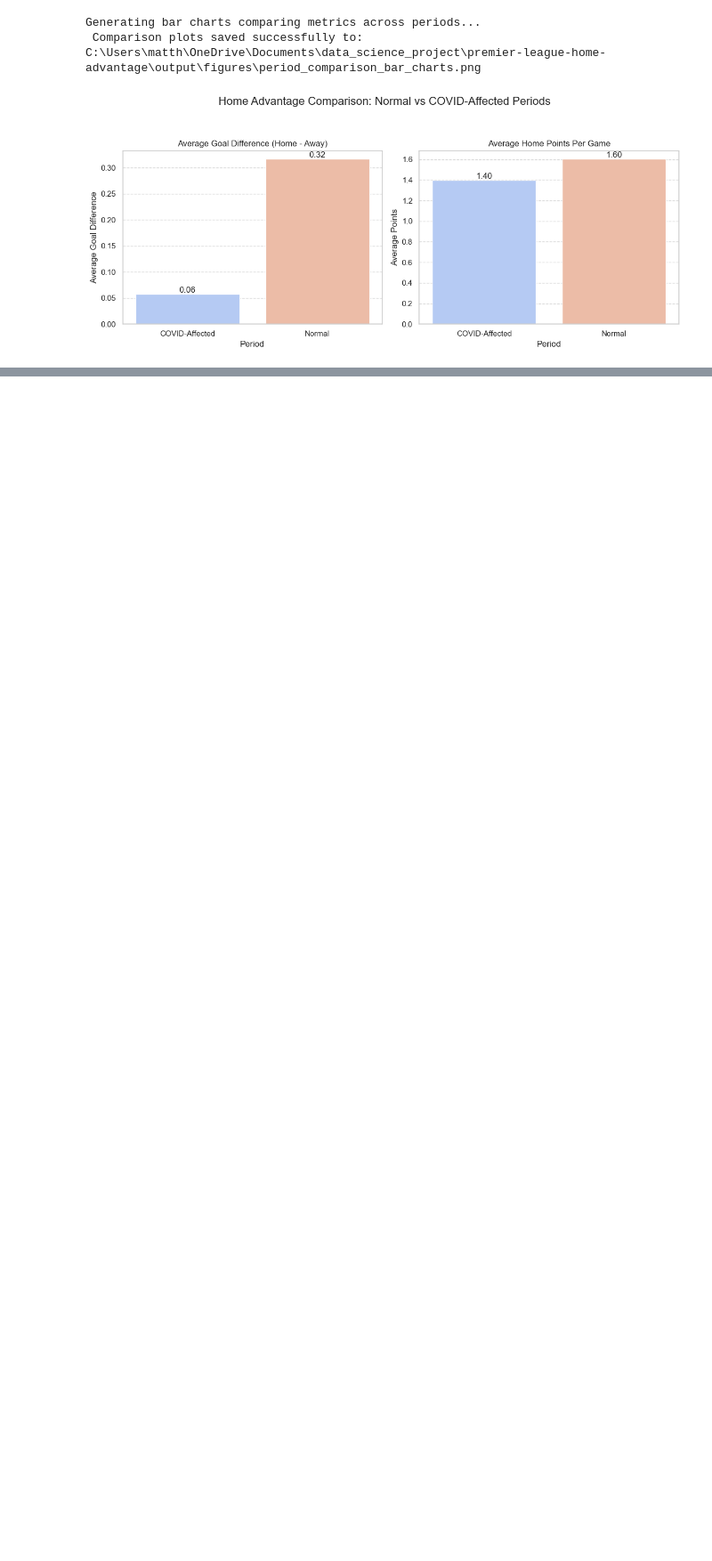
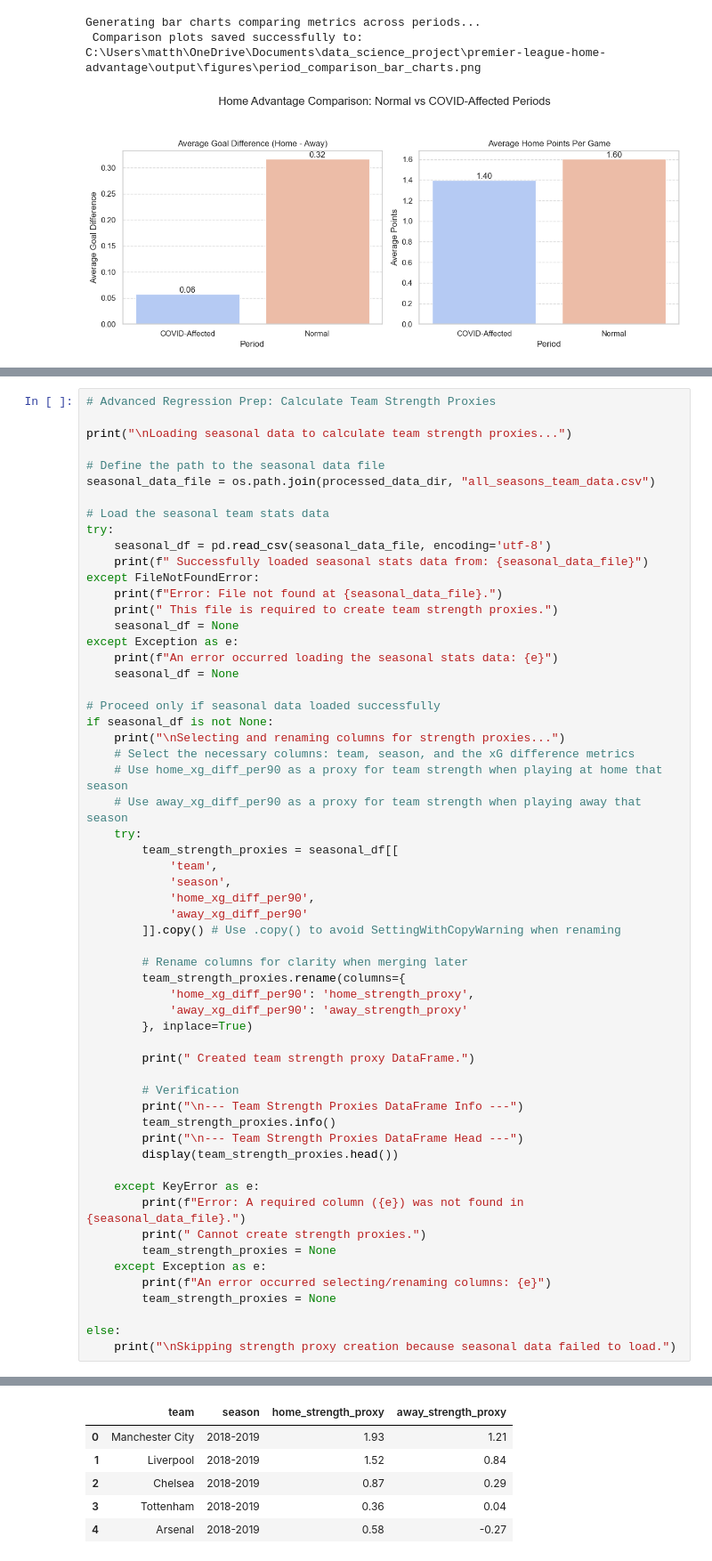
Before and after one commit to MDeighton004/premier-league-home-advantage, a Jupyter notebook: code/2_analysis.ipynb, the cells around one changed output, grey strips where cells are left out. Shown at 89% size. Saved outputs shown, nothing was run; the diff lists cells and outputs as text; blank space fills up the shorter version.

```diff
--- a/code/2_analysis.ipynb
+++ b/code/2_analysis.ipynb
@@ -292,0 +347,59 @@ Generating bar charts comparing metrics across periods...
+# %%
+# Advanced Regression Prep: Calculate Team Strength Proxies
+
+print("\nLoading seasonal data to calculate team strength proxies...")
+
+# Define the path to the seasonal data file
+seasonal_data_file = os.path.join(processed_data_dir, "all_seasons_team_data.csv")
+
+# Load the seasonal team stats data
+try:
+    seasonal_df = pd.read_csv(seasonal_data_file, encoding='utf-8')
+    print(f" Successfully loaded seasonal stats data from: {seasonal_data_file}")
+except FileNotFoundError:
+    print(f"Error: File not found at {seasonal_data_file}.")
+    print(" This file is required to create team strength proxies.")
+    seasonal_df = None
+except Exception as e:
+    print(f"An error occurred loading the seasonal stats data: {e}")
+    seasonal_df = None
+
+# Proceed only if seasonal data loaded successfully
+if seasonal_df is not None:
+    print("\nSelecting and renaming columns for strength proxies...")
+    # Select the necessary columns: team, season, and the xG difference metrics
+    # Use home_xg_diff_per90 as a proxy for team strength when playing at home that season
+    # Use away_xg_diff_per90 as a proxy for team strength when playing away that season
+    try:
+        team_strength_proxies = seasonal_df[[
+            'team',
+            'season',
+            'home_xg_diff_per90',
+            'away_xg_diff_per90'
+        ]].copy() # Use .copy() to avoid SettingWithCopyWarning when renaming
+
+        # Rename columns for clarity when merging later
+        team_strength_proxies.rename(columns={
+            'home_xg_diff_per90': 'home_strength_proxy',
+            'away_xg_diff_per90': 'away_strength_proxy'
+        }, inplace=True)
+
+        print(" Created team strength proxy DataFrame.")
+
+        # Verification
+        print("\n--- Team Strength Proxies DataFrame Info ---")
+        team_strength_proxies.info()
+        print("\n--- Team Strength Proxies DataFrame Head ---")
+        display(team_strength_proxies.head())
+
+    except KeyError as e:
+        print(f"Error: A required column ({e}) was not found in {seasonal_data_file}.")
+        print(" Cannot create strength proxies.")
+        team_strength_proxies = None
+    except Exception as e:
+        print(f"An error occurred selecting/renaming columns: {e}")
+        team_strength_proxies = None
+
+else:
+    print("\nSkipping strength proxy creation because seasonal data failed to load.")
+# %% [output]
@@ -292,0 +426,6 @@ Generating bar charts comparing metrics across periods...
+|  | team | season | home_strength_proxy | away_strength_proxy |
+| 0 | Manchester City | 2018-2019 | 1.93 | 1.21 |
+| 1 | Liverpool | 2018-2019 | 1.52 | 0.84 |
+| 2 | Chelsea | 2018-2019 | 0.87 | 0.29 |
+| 3 | Tottenham | 2018-2019 | 0.36 | 0.04 |
+| 4 | Arsenal | 2018-2019 | 0.58 | -0.27 |
```
Also changed, not shown: parts of 5 cells of this notebook.
